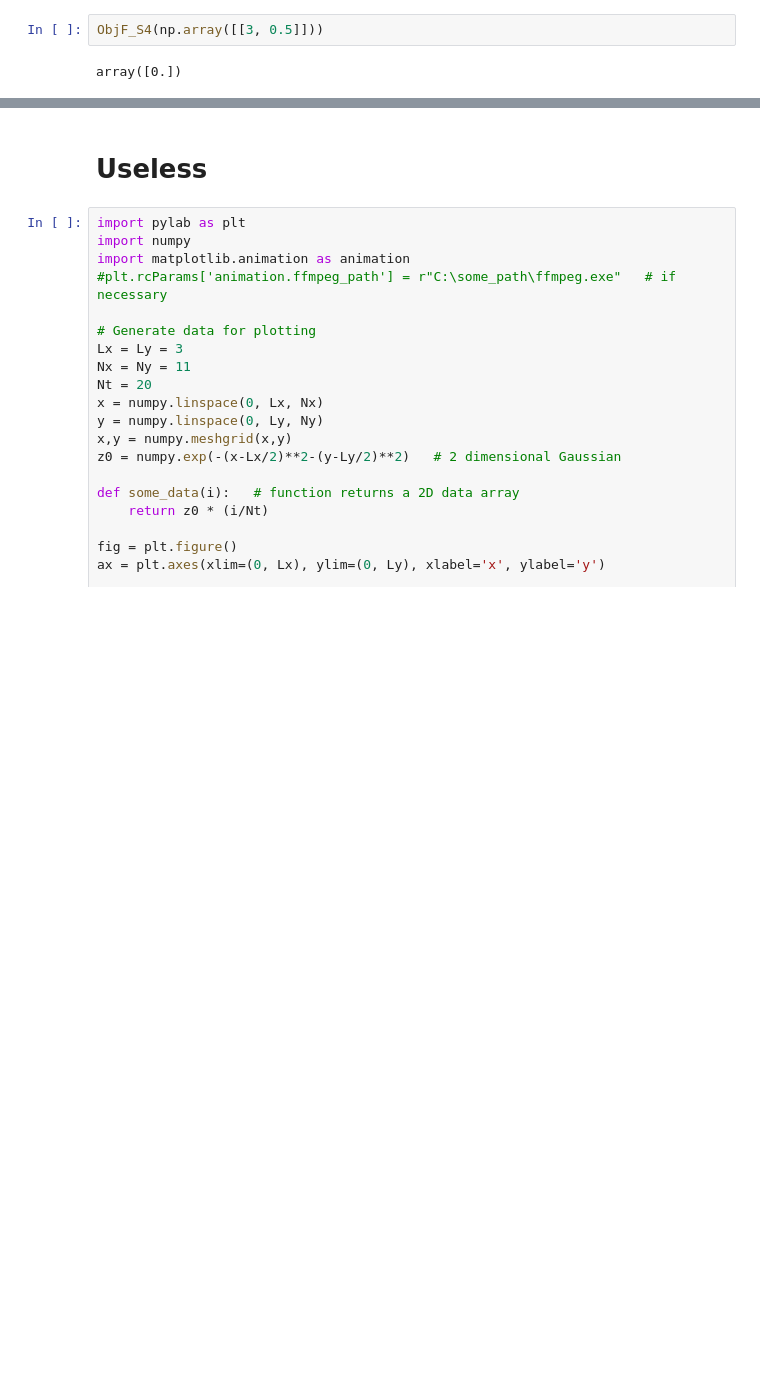
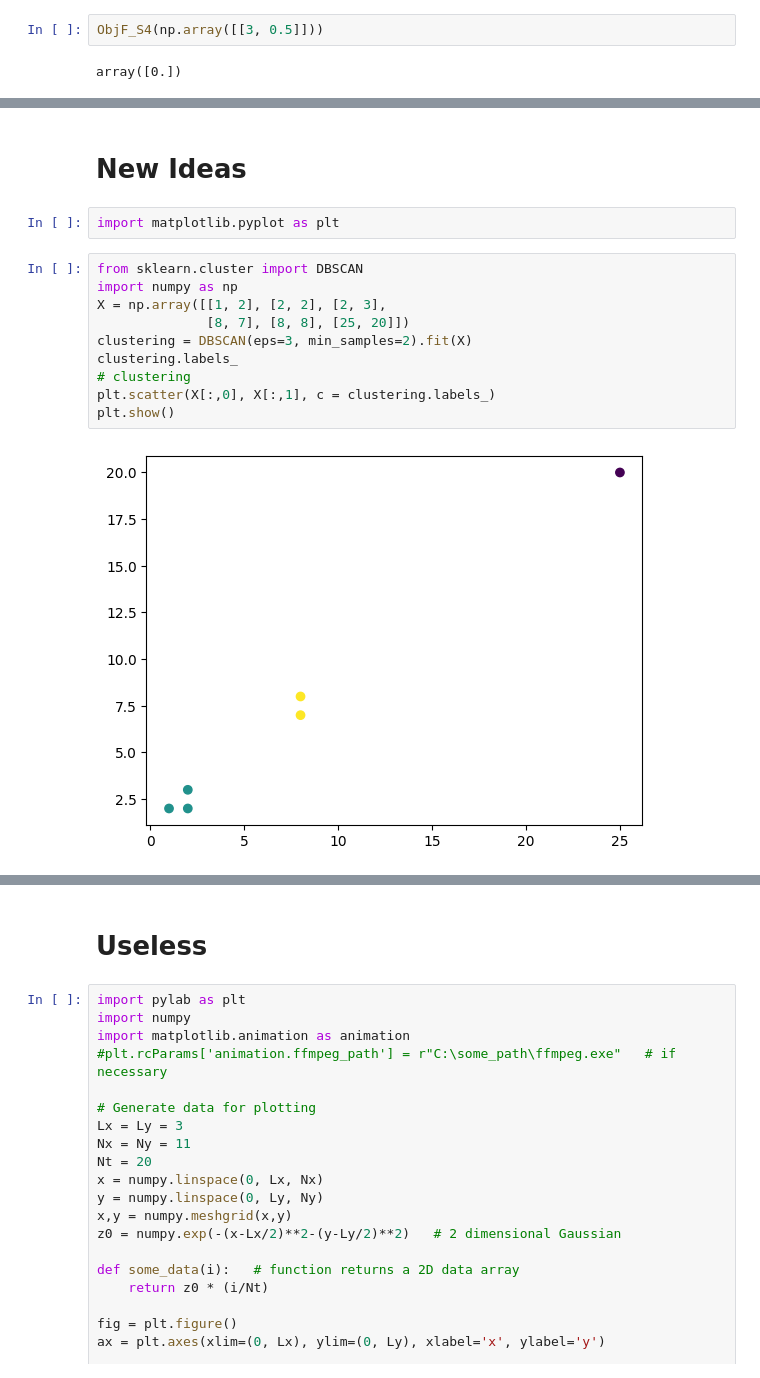
Before and after one commit to garfield-gray/Soft-Computing, a Jupyter notebook: MNSV.ipynb, the cells around one changed output, grey strips where cells are left out. Cells and saved outputs as stored; diff of their text form; blank space fills up the shorter version.

Commit message:
New Clustering Ideas

```diff
--- a/MNSV.ipynb
+++ b/MNSV.ipynb
@@ -266,3 +266,19 @@ xb
  array([3. , 0.5]),
  array([3. , 0.5]),
  array([3. , 0.5])]
+# %% [markdown]
+# New Ideas
+# %%
+import matplotlib.pyplot as plt
+# %%
+from sklearn.cluster import DBSCAN
+import numpy as np
+X = np.array([[1, 2], [2, 2], [2, 3],
+              [8, 7], [8, 8], [25, 20]])
+clustering = DBSCAN(eps=3, min_samples=2).fit(X)
+clustering.labels_
+# clustering
+plt.scatter(X[:,0], X[:,1], c = clustering.labels_)
+plt.show()
+# %% [output]
+[figure, added]
```
Also changed, not shown: parts of 7 cells of this notebook.
